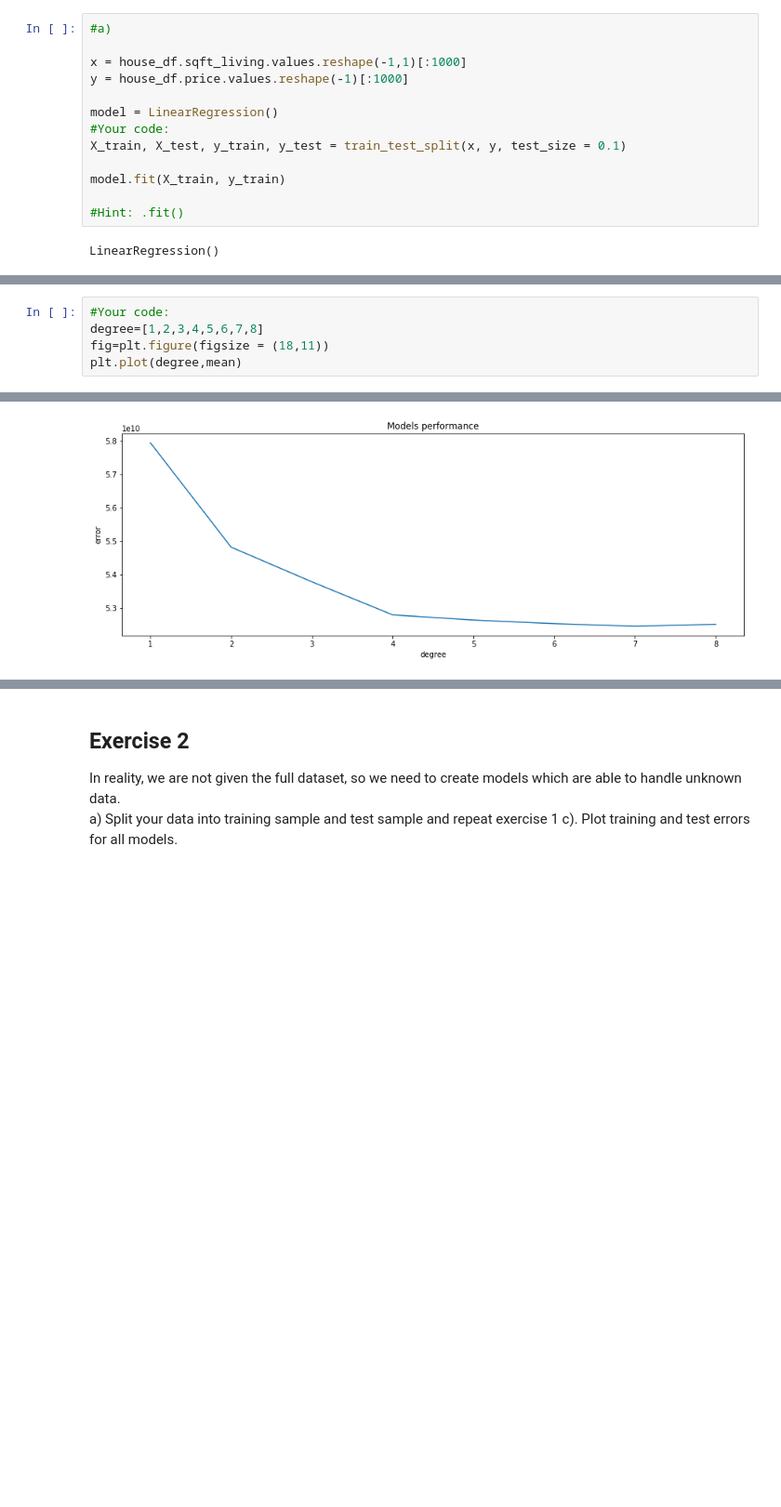
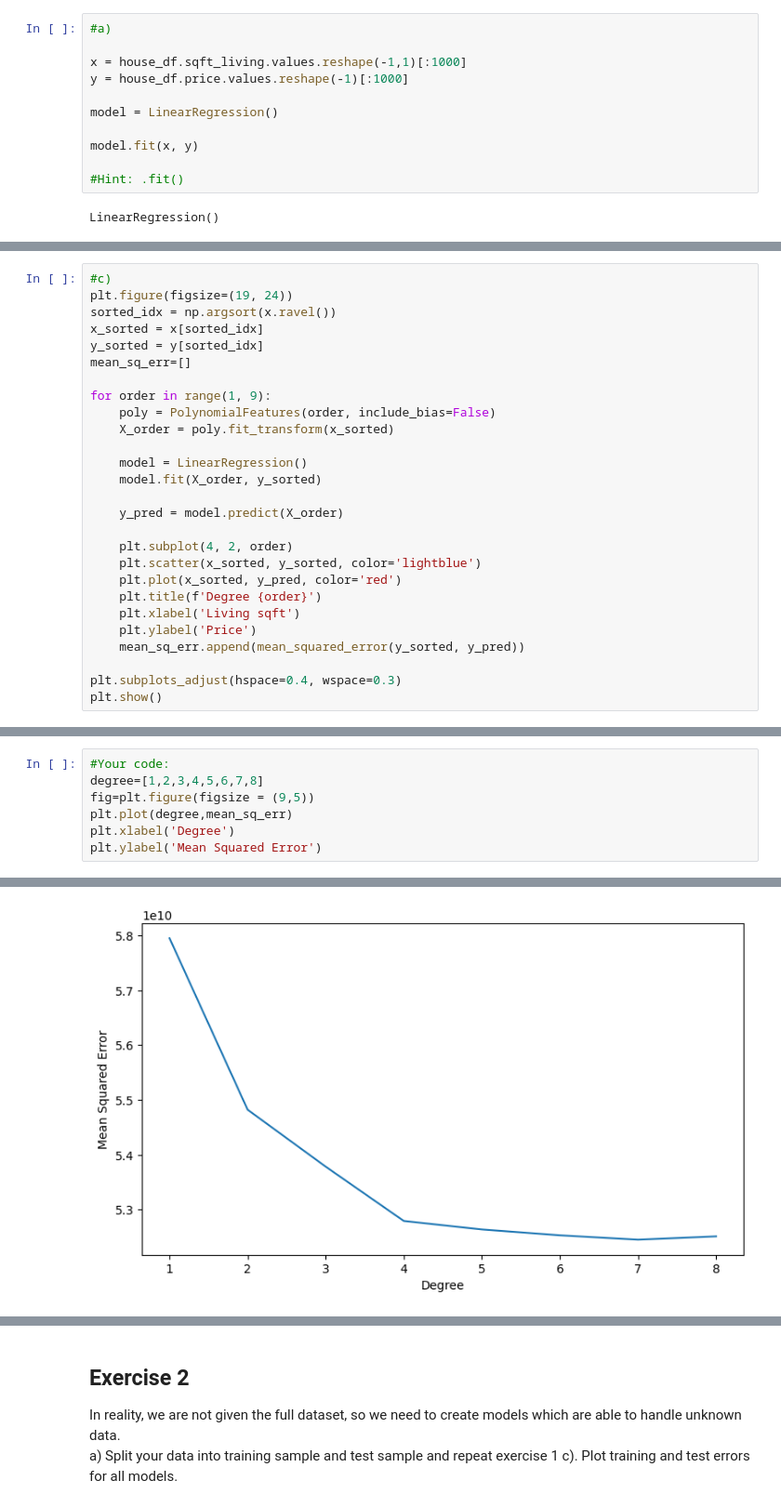
Before and after one commit to Mateoo18/Data_Science, a Jupyter notebook: Exercise_2/Assignment_2_without_code.ipynb, the cells around one changed output, grey strips where cells are left out. Shown at 93% size. Saved outputs shown, nothing was run; the diff lists cells and outputs as text; blank space fills up the shorter version.

```diff
--- a/Exercise_2/Assignment_2_without_code.ipynb
+++ b/Exercise_2/Assignment_2_without_code.ipynb
@@ -20,10 +21,8 @@ x = house_df.sqft_living.values.reshape(-1,1)[:1000]
 y = house_df.price.values.reshape(-1)[:1000]
 
 model = LinearRegression()
-#Your code:
-X_train, X_test, y_train, y_test = train_test_split(x, y, test_size = 0.1)
 
-model.fit(X_train, y_train)
+model.fit(x, y)
 
 #Hint: .fit()
 # %% [output]
@@ -67,0 +55,27 @@ for order in range(1,9):
+# %%
+#c)
+plt.figure(figsize=(19, 24))
+sorted_idx = np.argsort(x.ravel())
+x_sorted = x[sorted_idx]
+y_sorted = y[sorted_idx]
+mean_sq_err=[]
+
+for order in range(1, 9):
+    poly = PolynomialFeatures(order, include_bias=False)
+    X_order = poly.fit_transform(x_sorted)
+
+    model = LinearRegression()
+    model.fit(X_order, y_sorted)
+
+    y_pred = model.predict(X_order)
+
+    plt.subplot(4, 2, order)
+    plt.scatter(x_sorted, y_sorted, color='lightblue')
+    plt.plot(x_sorted, y_pred, color='red')
+    plt.title(f'Degree {order}')
+    plt.xlabel('Living sqft')
+    plt.ylabel('Price')
+    mean_sq_err.append(mean_squared_error(y_sorted, y_pred))
+
+plt.subplots_adjust(hspace=0.4, wspace=0.3)
+plt.show()
@@ -68,6 +88,8 @@ for order in range(1,9):
 # %%
 #Your code:
 degree=[1,2,3,4,5,6,7,8]
-fig=plt.figure(figsize = (18,11))
-plt.plot(degree,mean)
+fig=plt.figure(figsize = (9,5))
+plt.plot(degree,mean_sq_err)
+plt.xlabel('Degree')
+plt.ylabel('Mean Squared Error')
 # %% [output]
@@ -74 +97 @@ plt.plot(degree,mean)
-[figure, old version]
+[figure, new version]
```
Also changed, not shown: parts of 15 cells of this notebook, 1 other file.
